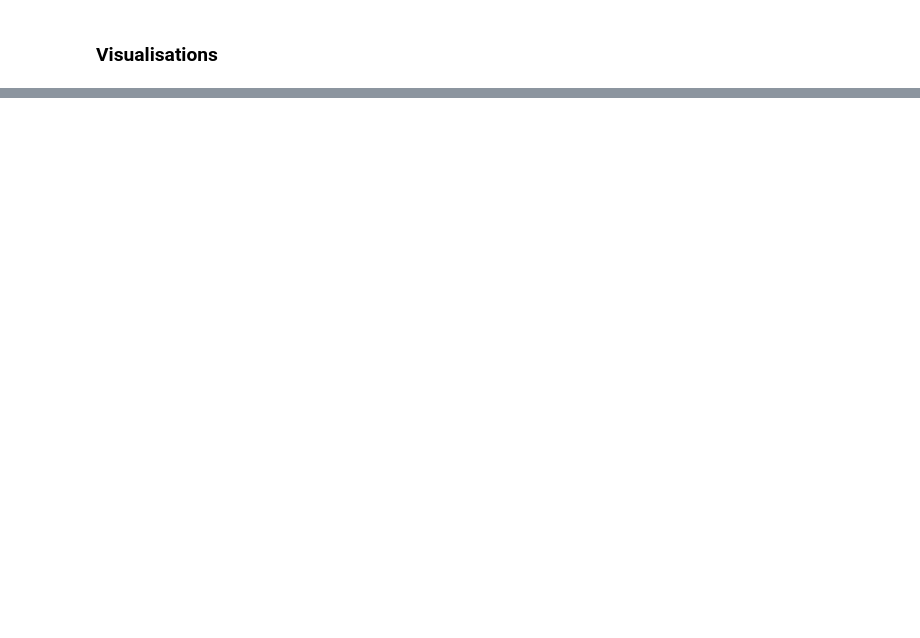
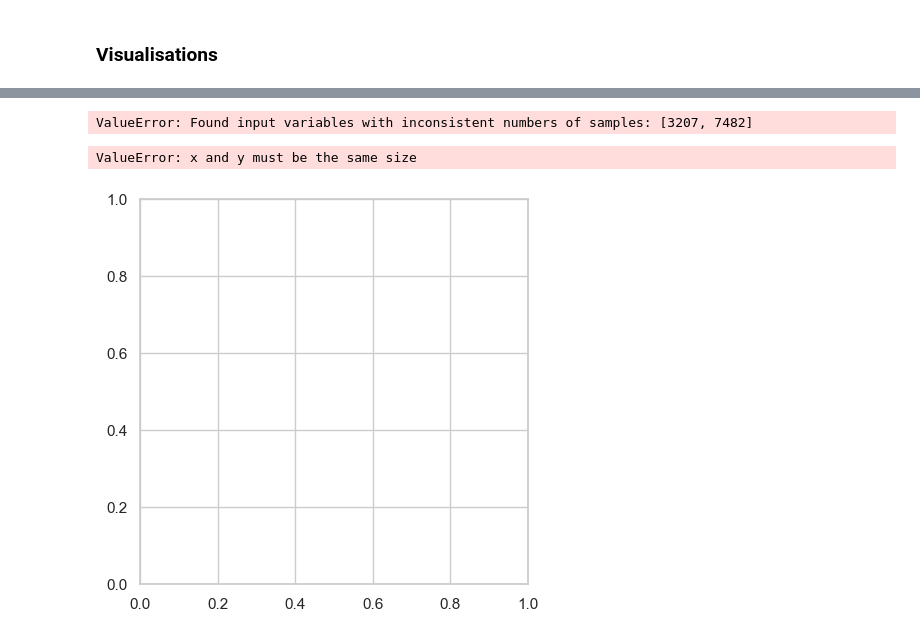
Before and after one commit to jagiussani/JuanLabs, a Jupyter notebook: Forth Week/Model Evaluation & Improving.ipynb, the cells around one changed output, grey strips where cells are left out. Cells and saved outputs as stored; diff of their text form; code cells hidden in the pictures; blank space fills up the shorter version.

```diff
--- a/Forth Week/Model Evaluation & Improving.ipynb
+++ b/Forth Week/Model Evaluation & Improving.ipynb
@@ -396,5 +364,5 @@ from sklearn.preprocessing import StandardScaler
 # Create an instance of the StandardScaler
 scaler = StandardScaler()
 # Fit the scaler to the X_train
-scaler.fit(X_train_2)
+scaler.fit(X1_train)
 # %% [output]
@@ -413,0 +370,12 @@ print(f'Intercept: {modelr.intercept_}')
+# %%
+# Transform X_train using the scaler
+X1_train_scaled = scaler.transform(X1_train)
+# Transform X_test using the scaler
+X1_test_scaled = scaler.transform(X1_test)
+# %%
+# Train model
+from sklearn.linear_model import LinearRegression
+modelr = LinearRegression ()
+modelr.fit(X1_train_scaled, y1_train)
+print(f'Coefficients: {modelr.coef_}')
+print(f'Intercept: {modelr.intercept_}')
@@ -419,0 +421,6 @@ y_pred_train_2 =  pd.DataFrame(modelr.predict(X_train_2_scaled),columns = ['tota
+# %%
+# Predictions
+y1_pred_test = pd.DataFrame(modelr.predict(X1_test_scaled),columns = ['total_claim_amount'] )
+y1_pred_train =  pd.DataFrame(modelr.predict(X1_train_scaled),columns = ['total_claim_amount'])
+print(y1_pred_test)
+print(y1_pred_train)
@@ -420,4 +445,12 @@ y_pred_train_2 =  pd.DataFrame(modelr.predict(X_train_2_scaled),columns = ['tota
+# %%
+R2_2=r2_score(y1_pred_test, y1_pred_train)
+R2_2
+# %% [output]
+ValueError: Found input variables with inconsistent numbers of samples: [3207, 7482]
 # %%
 # Scatterplot y_test, y_pred
 plt.figure(figsize=(5,5))
-plt.scatter(y_pred_2, y_pred_train_2, alpha = 0.2)
+plt.scatter(y1_pred, y1_pred_train, alpha = 0.2)
+# %% [output]
+ValueError: x and y must be the same size
+[figure, added]
```
Also changed, not shown: parts of 18 cells of this notebook.
